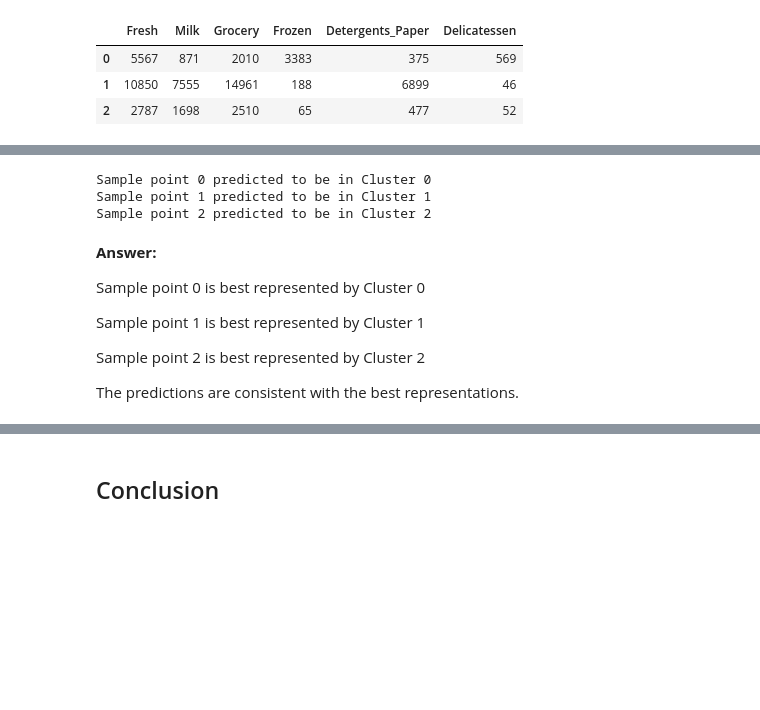
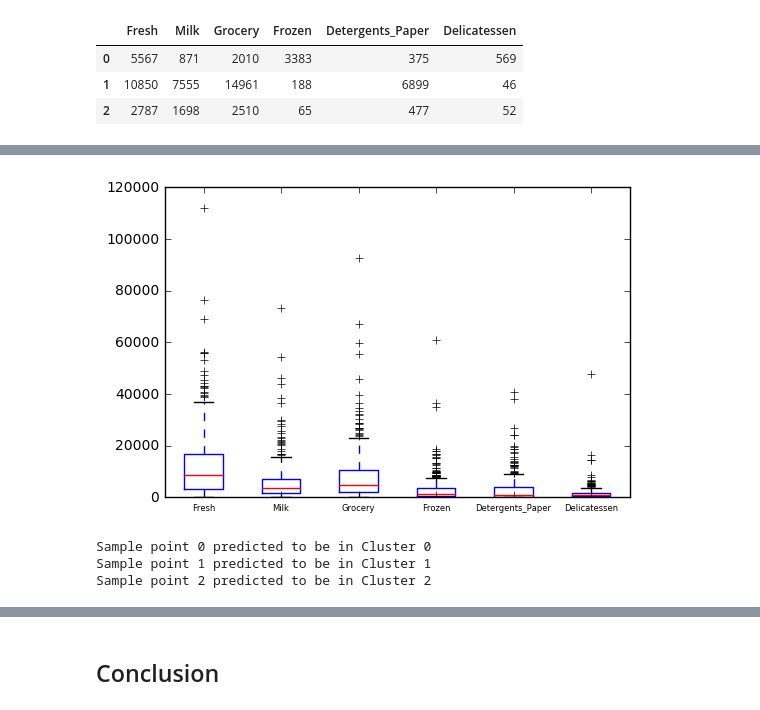
Before and after one commit to laszlokiraly/learning-machine-learning, a Jupyter notebook: customer_segments/customer_segments.ipynb, the cells around one changed output, grey strips where cells are left out. Drawn from its saved outputs; the diff is of its cells as text; code cells hidden in the pictures; blank space fills up the shorter version.

```diff
--- a/customer_segments/customer_segments.ipynb
+++ b/customer_segments/customer_segments.ipynb
@@ -571,3 +658,8 @@ display(samples)
+# %%
+# whisker
+_ = data.boxplot(fontsize= 6, grid=False, return_type='axes')
+# %% [output]
+[figure, added]
 # %%
 # Display the predictions
 for i, pred in enumerate(sample_preds):
@@ -576,13 +668,3 @@ for i, pred in enumerate(sample_preds):
 Sample point 0 predicted to be in Cluster 0
 Sample point 1 predicted to be in Cluster 1
 Sample point 2 predicted to be in Cluster 2
-# %% [markdown]
-**Answer:**
-
-Sample point 0 is best represented by Cluster 0
-
-Sample point 1 is best represented by Cluster 1
-
-Sample point 2 is best represented by Cluster 2
-
-The predictions are consistent with the best representations.
```
Also changed, not shown: parts of 22 cells of this notebook, 1 other file.
